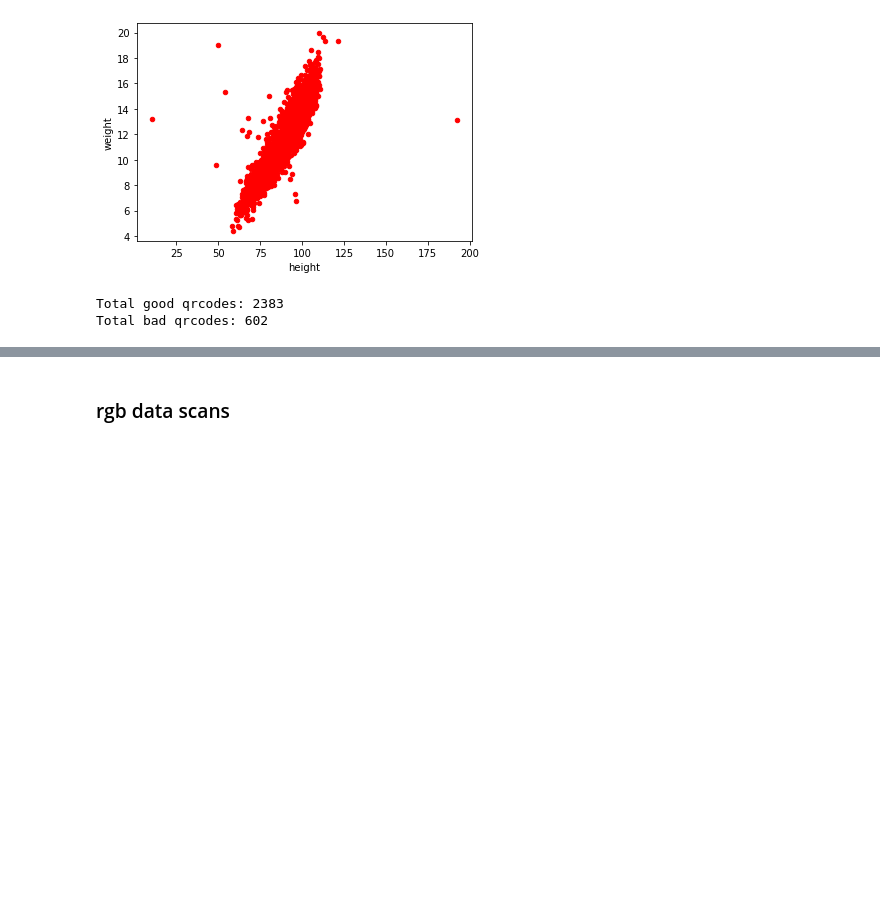
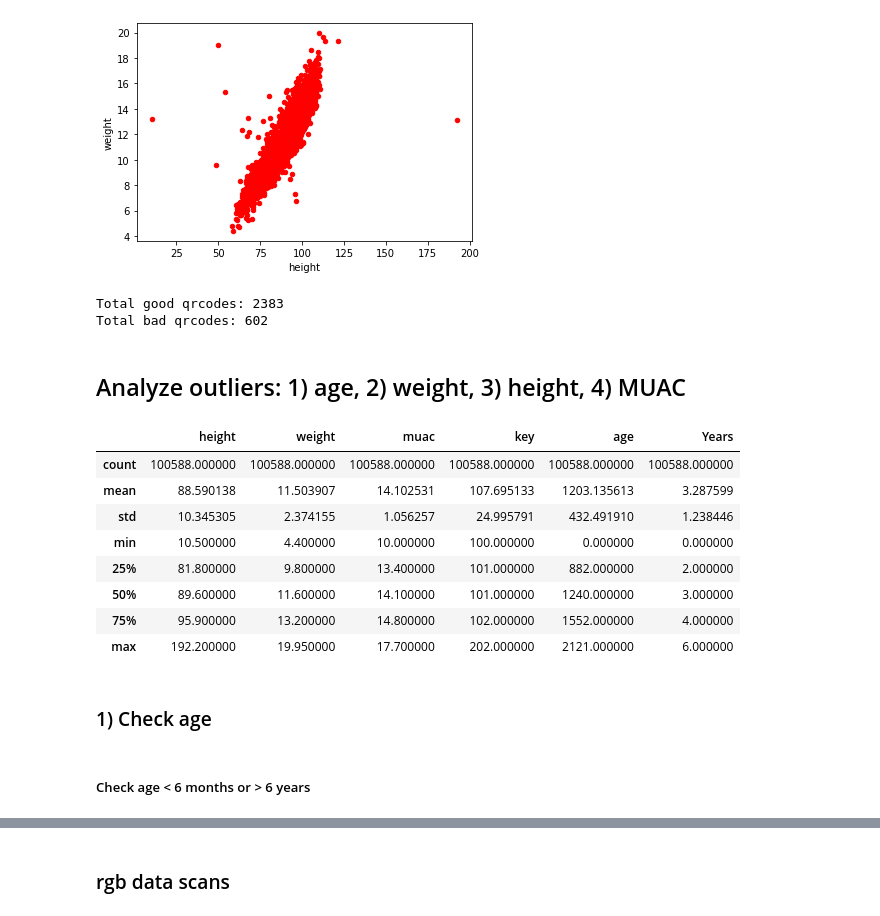
Before and after one commit to kai-luni/cgm-ml, a Jupyter notebook: src/data_utils/dataset_EDA/anon-realtime-evaluation/EDA_anon-realtime-evaluation.ipynb, the cells around one changed output, grey strips where cells are left out. Cells and saved outputs as stored; diff of their text form; code cells hidden in the pictures; blank space fills up the shorter version.

```diff
--- a/src/data_utils/dataset_EDA/anon-realtime-evaluation/EDA_anon-realtime-evaluation.ipynb
+++ b/src/data_utils/dataset_EDA/anon-realtime-evaluation/EDA_anon-realtime-evaluation.ipynb
@@ -147,3 +136,21 @@ print("Total bad qrcodes:", len(bad_qrc))
 # %% [output]
 Total good qrcodes: 2383
 Total bad qrcodes: 602
+# %% [markdown]
+## Analyze outliers: 1) age, 2) weight, 3) height, 4) MUAC
+# %%
+artifacts.describe()
+# %% [output]
+|  | height | weight | muac | key | age | Years |
+| count | 100588.000000 | 100588.000000 | 100588.000000 | 100588.000000 | 100588.000000 | 100588.000000 |
+| mean | 88.590138 | 11.503907 | 14.102531 | 107.695133 | 1203.135613 | 3.287599 |
+| std | 10.345305 | 2.374155 | 1.056257 | 24.995791 | 432.491910 | 1.238446 |
+| min | 10.500000 | 4.400000 | 10.000000 | 100.000000 | 0.000000 | 0.000000 |
+| 25% | 81.800000 | 9.800000 | 13.400000 | 101.000000 | 882.000000 | 2.000000 |
+| 50% | 89.600000 | 11.600000 | 14.100000 | 101.000000 | 1240.000000 | 3.000000 |
+| 75% | 95.900000 | 13.200000 | 14.800000 | 102.000000 | 1552.000000 | 4.000000 |
+| max | 192.200000 | 19.950000 | 17.700000 | 202.000000 | 2121.000000 | 6.000000 |
+# %% [markdown]
+### 1) Check age
+# %% [markdown]
+##### Check age < 6 months or  > 6 years
```
Also changed, not shown: parts of 15 cells of this notebook, 6 other files.
